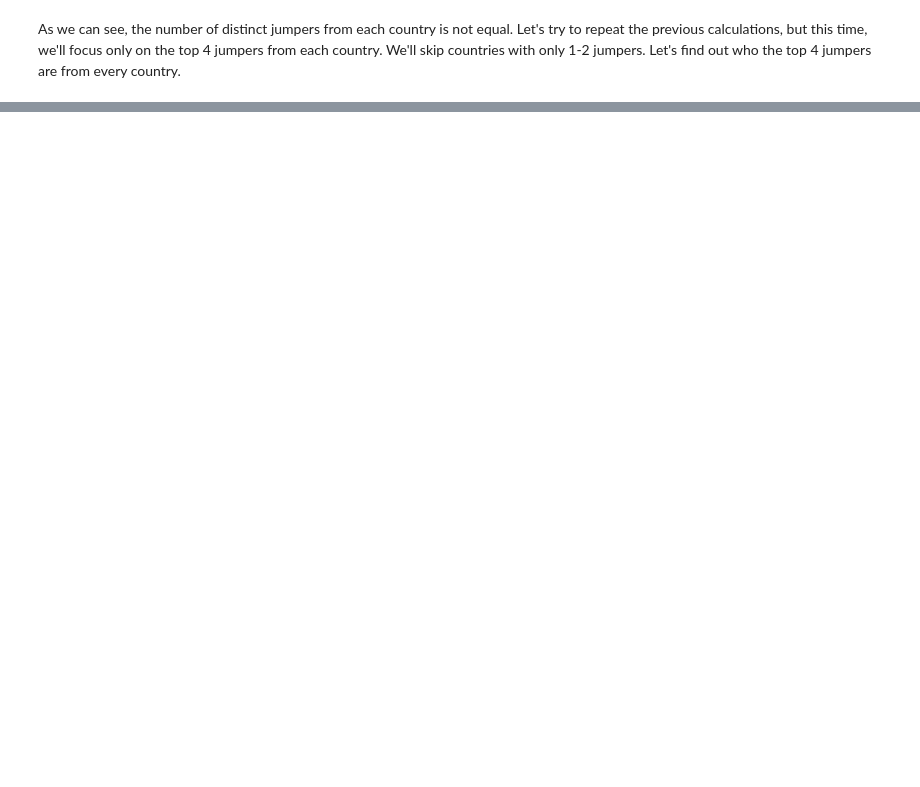
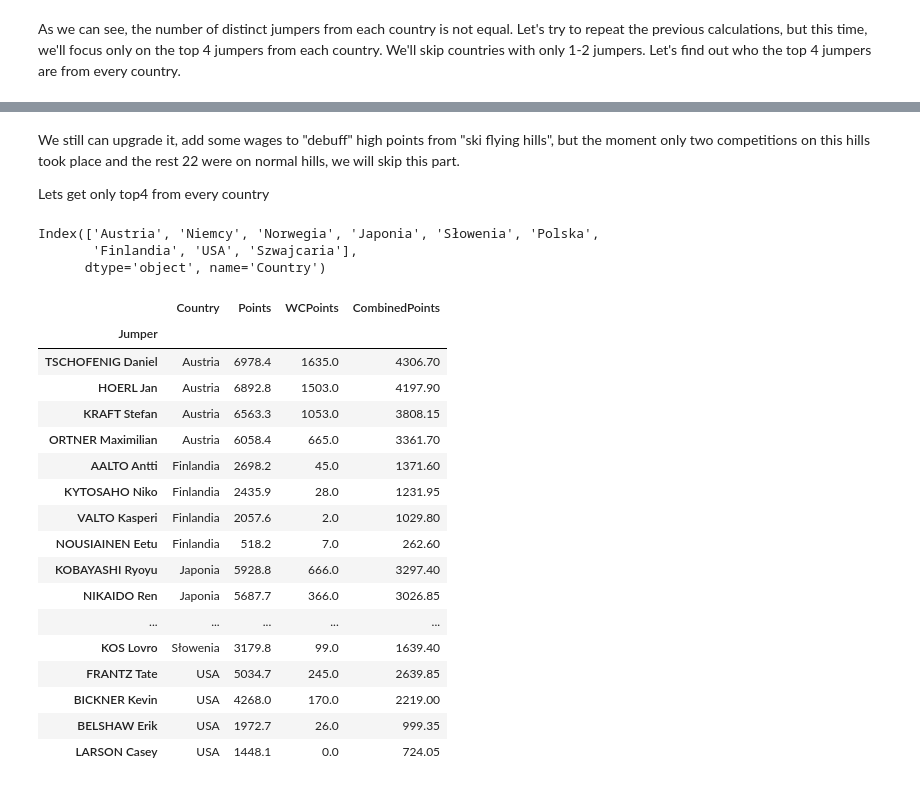
Before and after one commit to msh0000/skijumping-scraper-analysis, a Jupyter notebook: Untitled.ipynb, the cells around one changed output, grey strips where cells are left out. Cells and saved outputs as stored; diff of their text form; code cells hidden in the pictures; blank space fills up the shorter version.

```diff
--- a/Untitled.ipynb
+++ b/Untitled.ipynb
@@ -191,0 +288,11 @@ tbc.
+# %%
+
+wc_points_dict = {
+    1: 100, 2: 80, 3: 60, 4: 50, 5: 45, 6: 40, 7: 36, 8: 32,
+    9: 29, 10: 26, 11: 24, 12: 22, 13: 20, 14: 18, 15: 16,
+    16: 15, 17: 14, 18: 13, 19: 12, 20: 11, 21: 10, 22: 9,
+    23: 8, 24: 7, 25: 6, 26: 5, 27: 4, 28: 3, 29: 2, 30: 1
+}
+df_results['WCPoints'] = df_results['Place'].map(wc_points_dict)
+
+df_results.head()
@@ -191,0 +330,7 @@ tbc.
+# %%
+dfx = df_results[["Jumper","Country", "Points", "WCPoints"]].groupby(by="Jumper").agg({"Country":"first", "Points":"sum", "WCPoints":"sum"})
+
+dfx["CombinedPoints"] = dfx["Points"] * 0.5 + dfx["WCPoints"] *0.5
+
+dfx.sort_values(by="CombinedPoints", inplace=True, ascending=False)
+dfx.head(10)
@@ -191,0 +350,39 @@ tbc.
+# %% [markdown]
+We still can upgrade it, add some wages to "debuff" high points from "ski flying hills", but the moment only two competitions on this hills took place and the rest 22 were on normal hills, we will skip this part.
+
+Lets get only top4 from every country
+# %%
+fx = df_results.groupby(by="Country")
+fx = fx["Jumper"].nunique().sort_values(ascending=False)
+
+
+#Countries with more than 4 jumpers
+countries = fx[fx>4].index
+
+countries
+# %% [output]
+Index(['Austria', 'Niemcy', 'Norwegia', 'Japonia', 'Słowenia', 'Polska',
+       'Finlandia', 'USA', 'Szwajcaria'],
+      dtype='object', name='Country')
+# %%
+df_top4 = dfx[dfx["Country"].isin(countries)].groupby("Country").head(4).sort_values(by=["Country","CombinedPoints"], ascending=[True,False])
+df_top4
+# %% [output]
+|  | Country | Points | WCPoints | CombinedPoints |
+| Jumper |  |  |  |  |
+| TSCHOFENIG Daniel | Austria | 6978.4 | 1635.0 | 4306.70 |
+| HOERL Jan | Austria | 6892.8 | 1503.0 | 4197.90 |
+| KRAFT Stefan | Austria | 6563.3 | 1053.0 | 3808.15 |
+| ORTNER Maximilian | Austria | 6058.4 | 665.0 | 3361.70 |
+| AALTO Antti | Finlandia | 2698.2 | 45.0 | 1371.60 |
+| KYTOSAHO Niko | Finlandia | 2435.9 | 28.0 | 1231.95 |
+| VALTO Kasperi | Finlandia | 2057.6 | 2.0 | 1029.80 |
+| NOUSIAINEN Eetu | Finlandia | 518.2 | 7.0 | 262.60 |
+| KOBAYASHI Ryoyu | Japonia | 5928.8 | 666.0 | 3297.40 |
+| NIKAIDO Ren | Japonia | 5687.7 | 366.0 | 3026.85 |
+| ... | ... | ... | ... | ... |
+| KOS Lovro | Słowenia | 3179.8 | 99.0 | 1639.40 |
+| FRANTZ Tate | USA | 5034.7 | 245.0 | 2639.85 |
+| BICKNER Kevin | USA | 4268.0 | 170.0 | 2219.00 |
+| BELSHAW Erik | USA | 1972.7 | 26.0 | 999.35 |
+| LARSON Casey | USA | 1448.1 | 0.0 | 724.05 |
```
Also changed, not shown: parts of 31 cells of this notebook, 2 other files.
